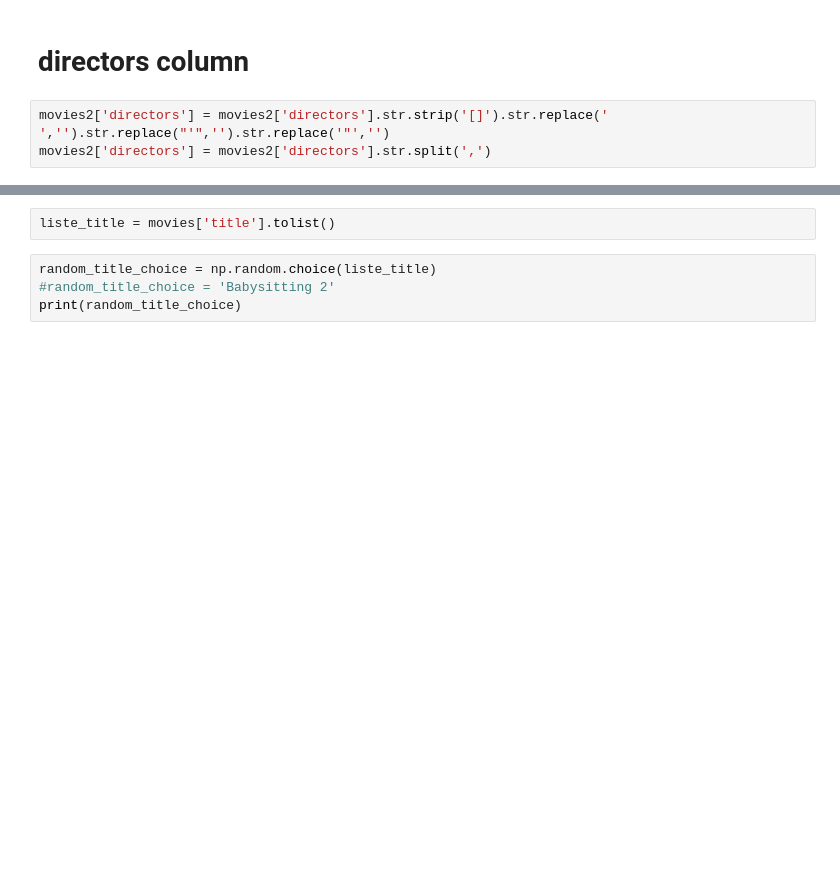
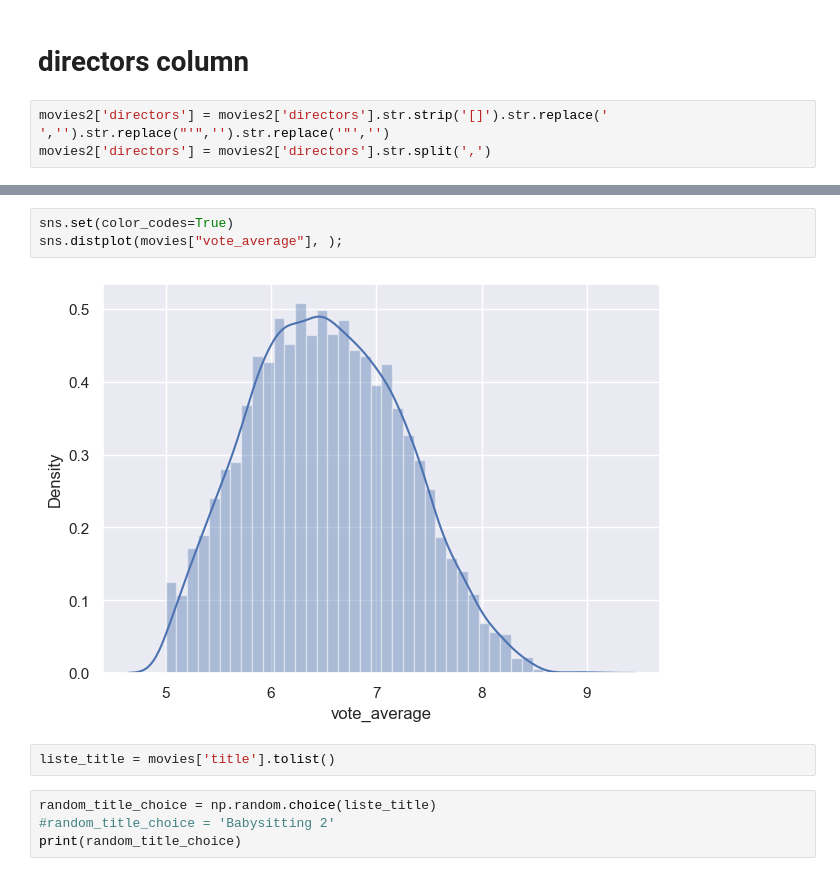
Before and after one commit to Kelmain/movies, a Jupyter notebook: eda.ipynb, the cells around one changed output, grey strips where cells are left out. Drawn from its saved outputs; the diff is of its cells as text; blank space fills up the shorter version.

```diff
--- a/eda.ipynb
+++ b/eda.ipynb
@@ -291,3 +291,8 @@ plt.show()
+# %%
+sns.set(color_codes=True)
+sns.distplot(movies["vote_average"], );
+# %% [output]
+[figure, added]
 # %%
 liste_title = movies['title'].tolist()
 # %%
```
Also changed, not shown: parts of 11 cells of this notebook.
